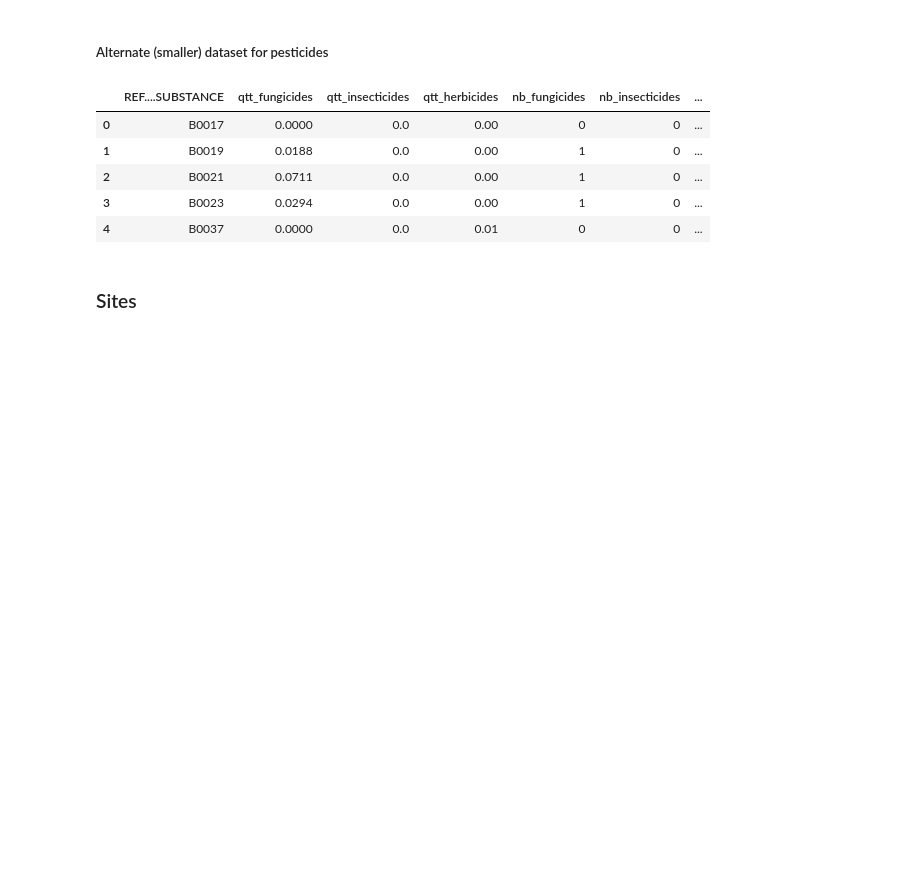
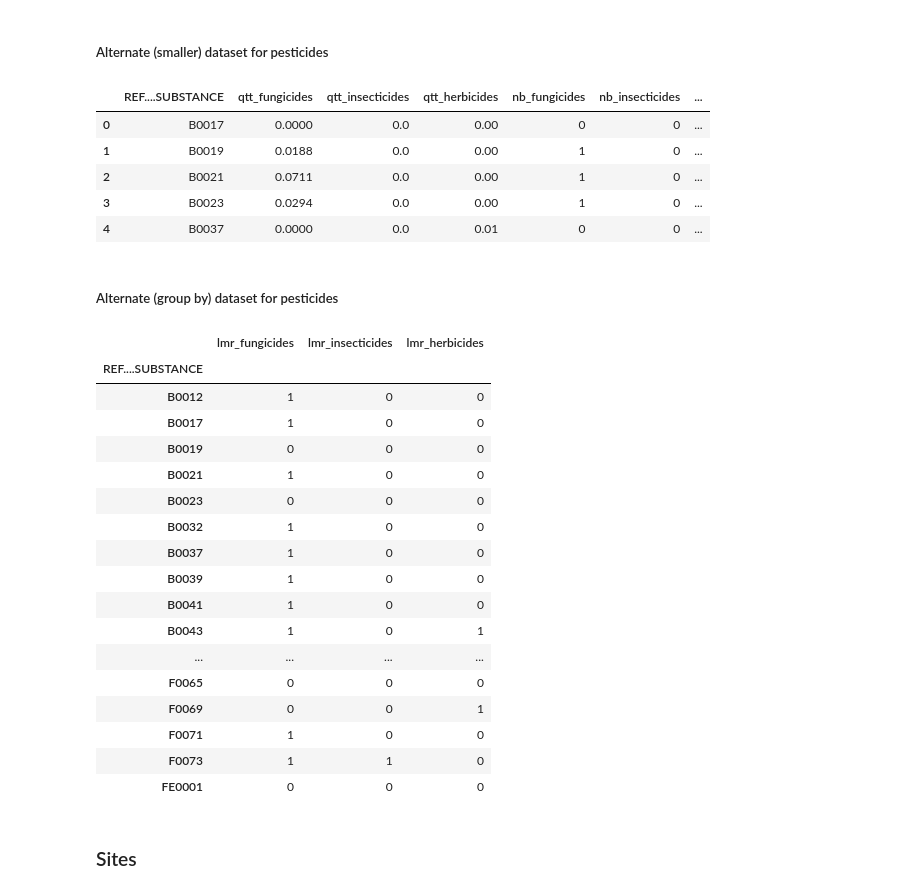
Before and after one commit to Demesmaeker/beeOdiversity, a Jupyter notebook: 01_preprocessing.ipynb, the cells around one changed output. Drawn from its saved outputs; the diff is of its cells as text; code cells hidden in the pictures; blank space fills up the shorter version.

```diff
--- a/01_preprocessing.ipynb
+++ b/01_preprocessing.ipynb
@@ -243,6 +247,32 @@ small_pesticides.head(5)
 | 2 | B0021 | 0.0711 | 0.0 | 0.00 | 1 | 0 | ... |
 | 3 | B0023 | 0.0294 | 0.0 | 0.00 | 1 | 0 | ... |
 | 4 | B0037 | 0.0000 | 0.0 | 0.01 | 0 | 0 | ... |
+# %% [markdown]
+##### Alternate (group by) dataset for pesticides
+# %%
+group_pesti_df = pesticides_df.groupby('REF....SUBSTANCE').agg(max)
+# %%
+group_pesti_df = group_pesti_df.loc[:,'lmr_fungicides' : 'lmr_herbicides']
+group_pesti_df
+# %% [output]
+|  | lmr_fungicides | lmr_insecticides | lmr_herbicides |
+| REF....SUBSTANCE |  |  |  |
+| B0012 | 1 | 0 | 0 |
+| B0017 | 1 | 0 | 0 |
+| B0019 | 0 | 0 | 0 |
+| B0021 | 1 | 0 | 0 |
+| B0023 | 0 | 0 | 0 |
+| B0032 | 1 | 0 | 0 |
+| B0037 | 1 | 0 | 0 |
+| B0039 | 1 | 0 | 0 |
+| B0041 | 1 | 0 | 0 |
+| B0043 | 1 | 0 | 1 |
+| ... | ... | ... | ... |
+| F0065 | 0 | 0 | 0 |
+| F0069 | 0 | 0 | 1 |
+| F0071 | 1 | 0 | 0 |
+| F0073 | 1 | 1 | 0 |
+| FE0001 | 0 | 0 | 0 |
 # %% [markdown]
 ### Sites
 # %%
```
Also changed, not shown: parts of 11 cells of this notebook, 3 other files.
